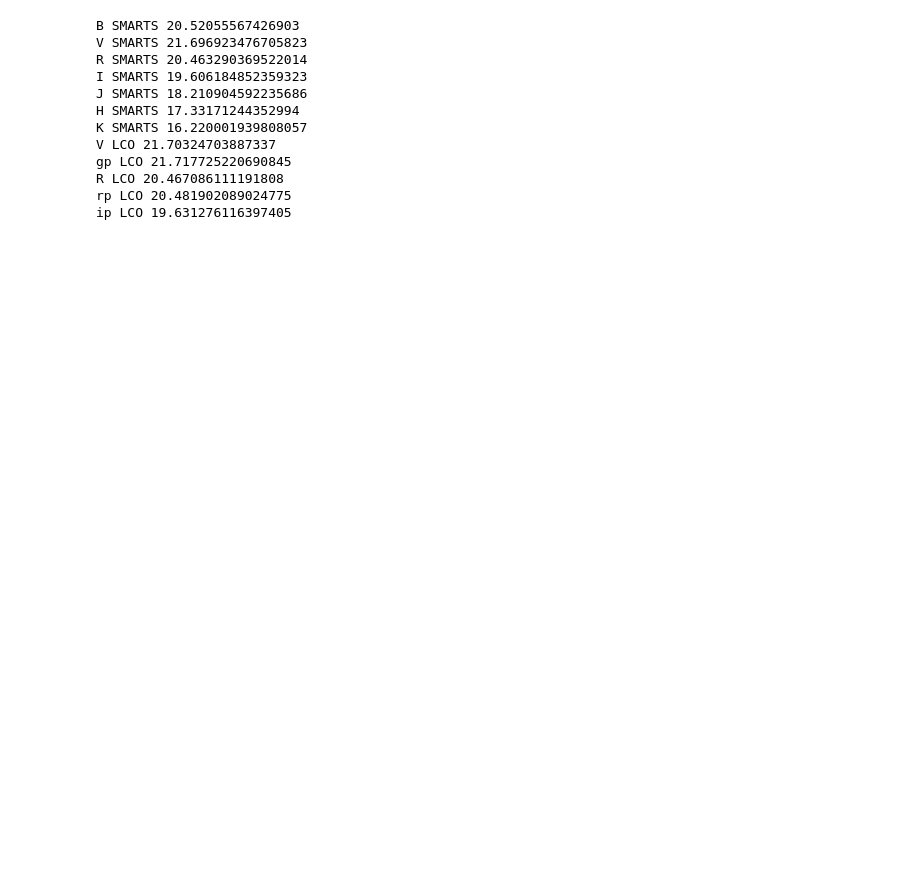
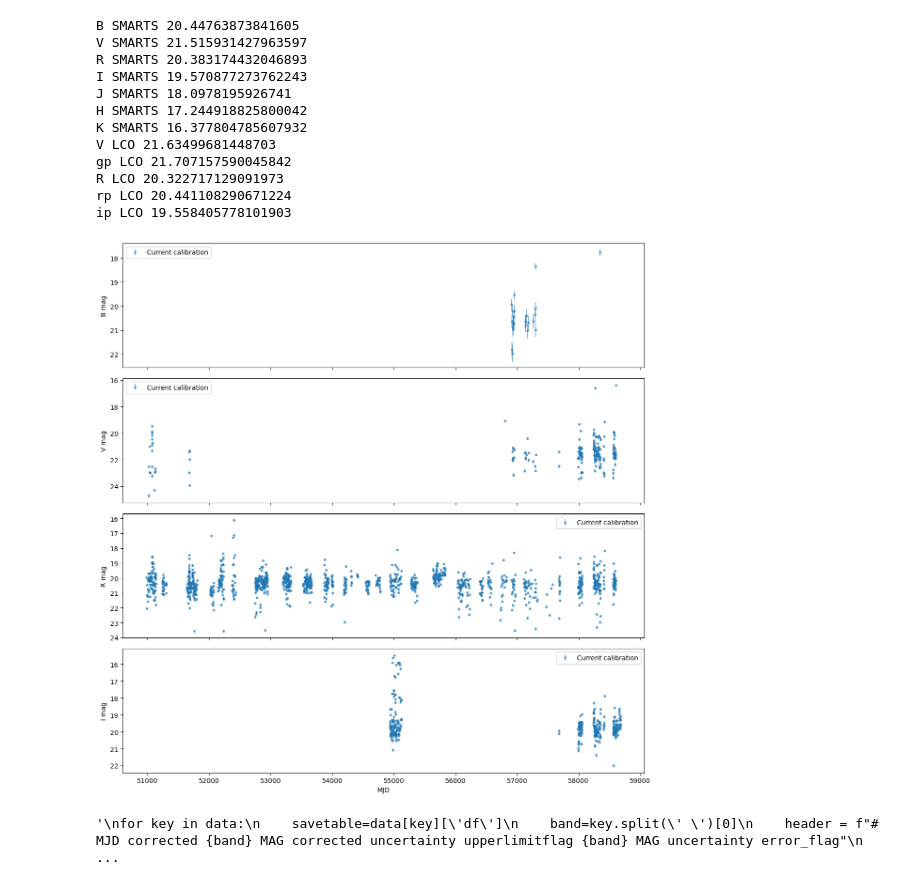
Before and after one commit to kciurleo/xrb_archive, a Jupyter notebook: activepassivenotebook.ipynb, the cells around one changed output. Saved outputs shown, nothing was run; the diff lists cells and outputs as text; code cells hidden in the pictures; blank space fills up the shorter version.

```diff
--- a/activepassivenotebook.ipynb
+++ b/activepassivenotebook.ipynb
@@ -116,7 +116,7 @@ full=pd.read_csv("/home/kmc249/Downloads/table.tsv", sep='\t', header=0, names=[
 mini = pd.read_csv("/home/kmc249/Downloads/mini_outbursts.csv")
 
 #Mask out quiescence
-count_mini = True
+count_mini = False
 
 full_intervals = (
     list(zip(full["Start MJD"], full["End MJD"])) +
@@ -175,20 +175,49 @@ for key in data:
     data[key]['global mean q mag'] = data[key]['quiescence']['mag_shifted'].mean()
     print(key, data[key]['global mean q mag'])
 # %% [output]
-B SMARTS 20.52055567426903
-V SMARTS 21.696923476705823
-R SMARTS 20.463290369522014
-I SMARTS 19.606184852359323
-J SMARTS 18.210904592235686
-H SMARTS 17.33171244352994
-K SMARTS 16.220001939808057
-V LCO 21.70324703887337
-gp LCO 21.717725220690845
-R LCO 20.467086111191808
-rp LCO 20.481902089024775
-ip LCO 19.631276116397405
+B SMARTS 20.44763873841605
+V SMARTS 21.515931427963597
+R SMARTS 20.383174432046893
+I SMARTS 19.570877273762243
+J SMARTS 18.0978195926741
+H SMARTS 17.244918825800042
+K SMARTS 16.377804785607932
+V LCO 21.63499681448703
+gp LCO 21.707157590045842
+R LCO 20.322717129091973
+rp LCO 20.441108290671224
+ip LCO 19.558405778101903
+# %%
+bands = ['B SMARTS', 'V SMARTS', 'R SMARTS', 'I SMARTS']
+
+fig, axes = plt.subplots(4, 1, figsize=(12, 12), sharex=True)
+
+for ax, key in zip(axes, bands):
+
+    q = data[key]['quiescence'].copy()
+
+    # Existing calibration
+    ax.errorbar(
+        q['MJD'],
+        q['mag_shifted'],
+        yerr=q['mag_err'],
+        fmt='.',
+        alpha=0.5,
+        label='Current calibration'
+    )
+
+    ax.set_ylabel(f"{key.split()[0]} mag")
+    ax.invert_yaxis()
+    ax.legend()
+
+axes[-1].set_xlabel("MJD")
+plt.tight_layout()
+plt.show()
+# %% [output]
+[figure, added]
 # %%
 #Resaving files because I suck
+'''
 for key in data:
     savetable=data[key]['df']
     band=key.split(' ')[0]
@@ -216,6 +245,9 @@ for key in data:
             index=False,
             header=False,
         )
+'''
+# %% [output]
+'\nfor key in data:\n    savetable=data[key][\'df\']\n    band=key.split(\' \')[0]\n    header = f"# MJD corrected {band} MAG corrected uncertainty upperlimitflag {band} MAG uncertainty error_flag"\n  ...
 # %%
 #epochs, I think based on all times
 def assign_quiescent_epochs(df, quiescent_intervals):
```
Also changed, not shown: parts of 19 cells of this notebook, 26 other files.
